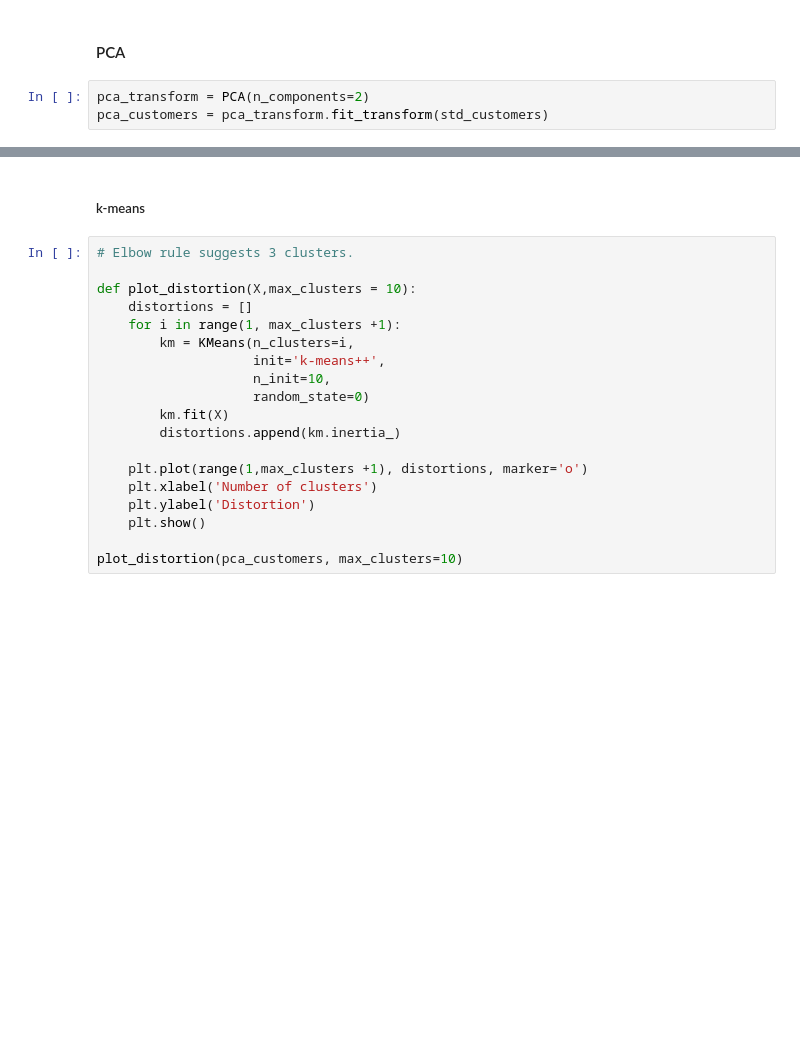
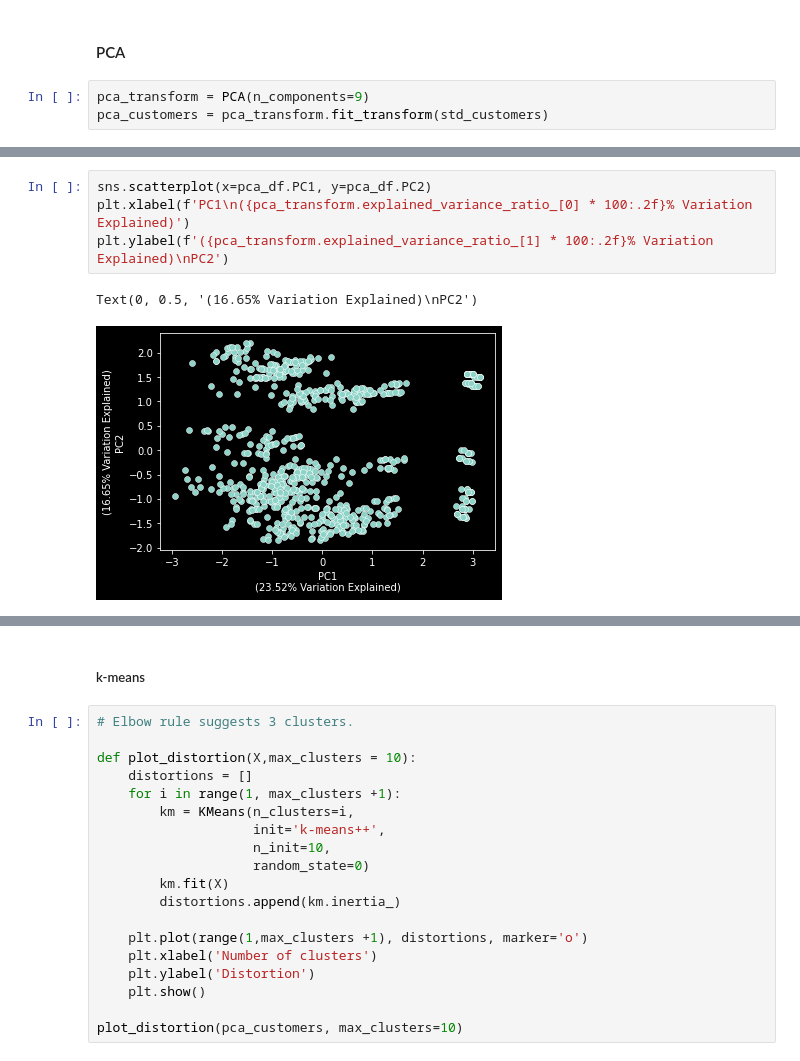
Before and after one commit to jsilke/customer_segmentation, a Jupyter notebook: mini-project-III.ipynb, the cells around one changed output, grey strips where cells are left out. Saved outputs shown, nothing was run; the diff lists cells and outputs as text; blank space fills up the shorter version.

```diff
--- a/mini-project-III.ipynb
+++ b/mini-project-III.ipynb
@@ -427,5 +385,5 @@ test_std.head()
 # %% [markdown]
 #### PCA
 # %%
-pca_transform = PCA(n_components=2)
+pca_transform = PCA(n_components=9)
 pca_customers = pca_transform.fit_transform(std_customers)
@@ -445,0 +413,7 @@ pca_df.head()
+# %%
+sns.scatterplot(x=pca_df.PC1, y=pca_df.PC2)
+plt.xlabel(f'PC1\n({pca_transform.explained_variance_ratio_[0] * 100:.2f}% Variation Explained)')
+plt.ylabel(f'({pca_transform.explained_variance_ratio_[1] * 100:.2f}% Variation Explained)\nPC2')
+# %% [output]
+Text(0, 0.5, '(16.65% Variation Explained)\nPC2')
+[figure, added]
```
Also changed, not shown: parts of 61 cells of this notebook.
